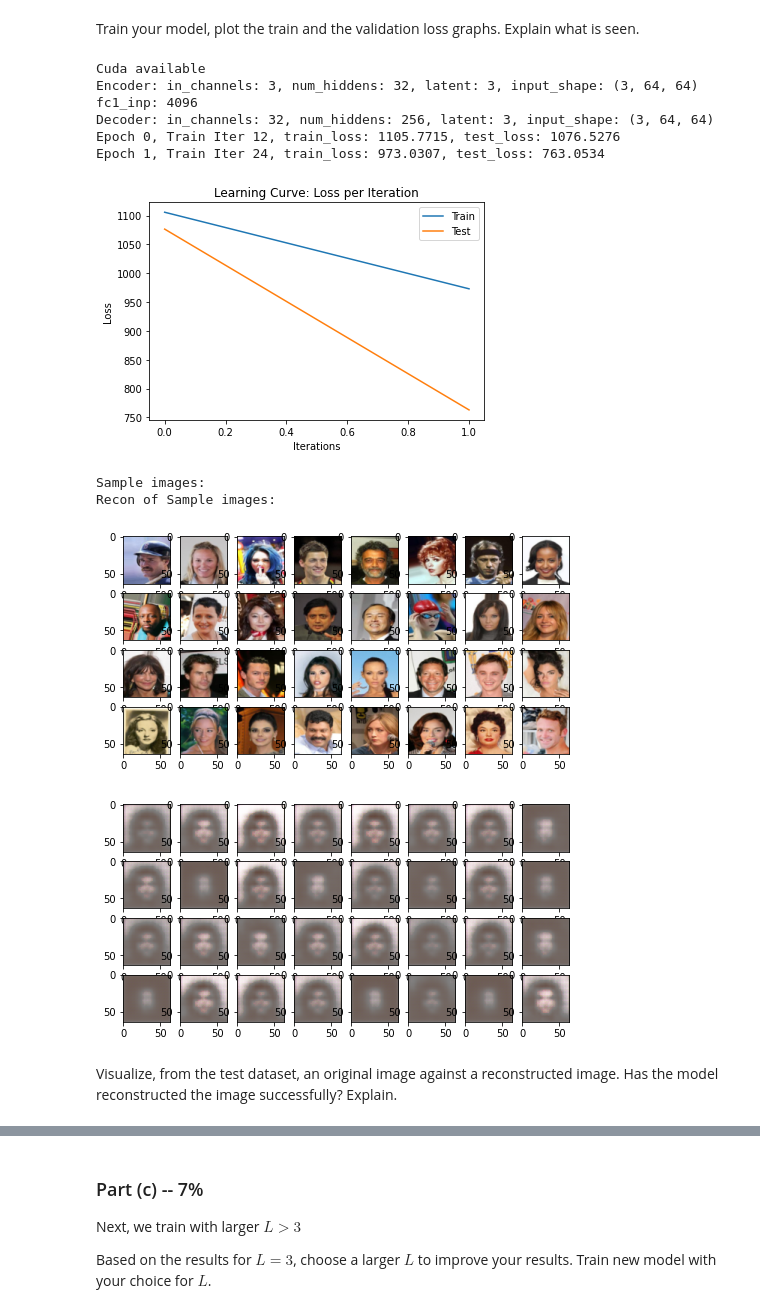
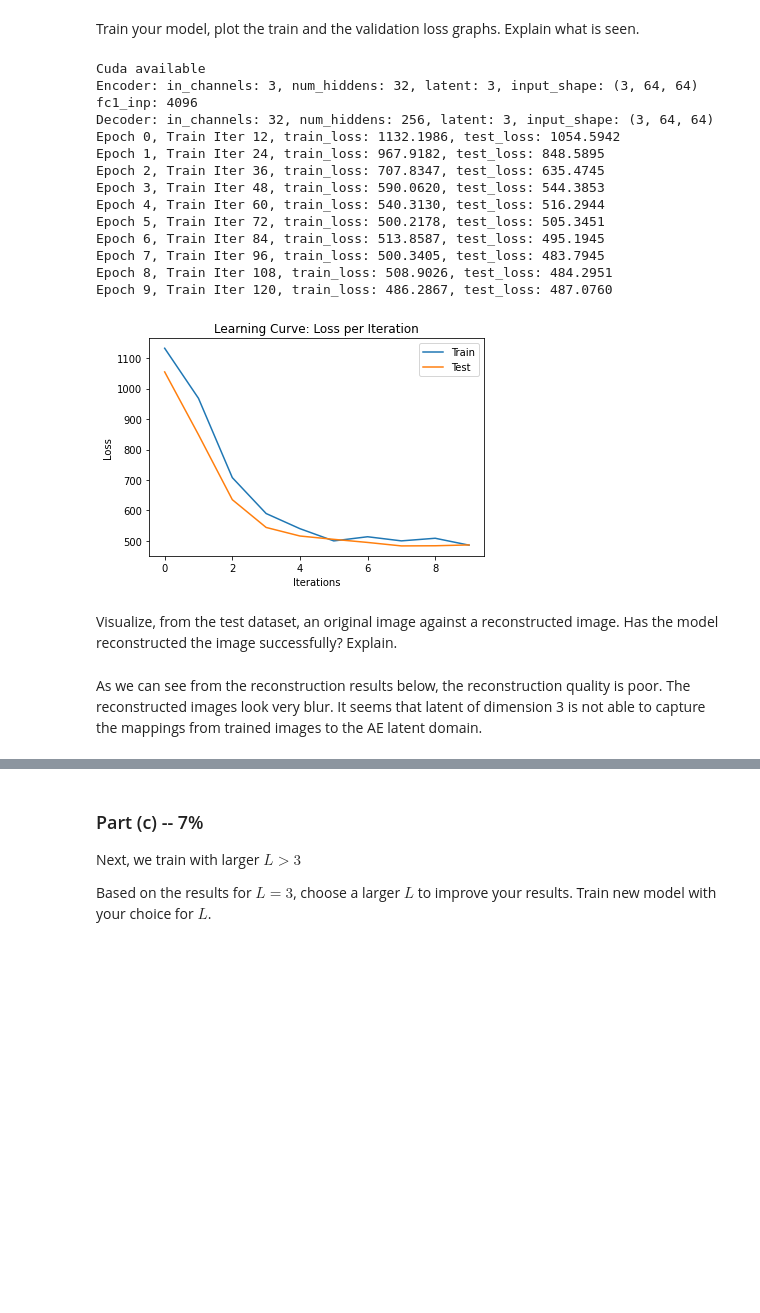
Before and after one commit to alexfok/IntroDeepLearning2022, a Jupyter notebook: Assignment4_work.ipynb, the cells around one changed output, grey strips where cells are left out. Saved outputs shown, nothing was run; the diff lists cells and outputs as text; code cells hidden in the pictures; blank space fills up the shorter version.

```diff
--- a/Assignment4_work.ipynb
+++ b/Assignment4_work.ipynb
@@ -871,23 +820,16 @@ Explain what could be the purpose of the hyperparameter $\beta$ in the loss func
 Here you should write specifically the code for the loss function.
 # %%
 beta = 0.1
+beta = 0.5
 def vae_loss(x_recon, x, mu, logvar):
 # Reconstruction + KL divergence losses summed over all elements and batch
     if DEBUG_NN:
       print(f'vae_loss: x_recon.shape, x.shape: {x_recon.shape}, {x.shape}')
     MSE = nn.functional.mse_loss(
         x, x_recon, reduction='sum'
-#        x_recon.view(-1), x.view(-1), reduction='sum'
-#        x, x_recon, reduction='mean'
-    )
-    BCE = nn.functional.binary_cross_entropy(
-#        x_recon, x.view(-1, 784), reduction='sum'
-        x_recon, x, reduction='sum'
     )
     KLD = 0.5 * torch.sum(logvar.exp() - logvar - 1 + mu.pow(2))
-#    print(f'vae_loss: BCE, KLD: {BCE}, {KLD}, MSE: {MSE}')
 
-#    return BCE + KLD*beta
     return MSE + KLD*beta
 # %% [markdown]
  Here, define all the hyperparameters values for the training process.
@@ -1101,85 +953,58 @@ We recommend to use *weight_init()* function, which helps stabilize the training
 Train your model, plot the train and the validation loss graphs. Explain what is seen.
 # %%
 # Your Code Goes Here
-DEBUG = False
-DEBUG_NN = False
-
 learning_rate = 2e-3
 batch_size = 50
-num_epochs = 2
+num_epochs = 10
 #dataset_size = 30000 # How many data samples to use for training, 30,000 should be enough.
 dataset_size = 600 # How many data samples to use for training, 30,000 should be enough.
 
 #VAE Class inputs:
 enc_in_chnl = 3
 enc_num_hidden = 32
 dec_in_chnl = 32
 dec_num_hidden = 256
-latent = 3
+#latent = 3
+latent1 = 3
 
 train_loader = torch.utils.data.DataLoader(training_data, batch_size=batch_size, shuffle=True)
 test_loader = torch.utils.data.DataLoader(test_data, batch_size=batch_size, shuffle=True)
 
 
 if torch.cuda.is_available():
     print(f'Cuda available')
-    model = VAE(enc_in_chnl, enc_num_hidden, dec_in_chnl, dec_num_hidden, latent, input_shape=(3, image_h, image_w)).cuda()
-#    model_1 = VAE(enc_in_chnl,enc_num_hidden,dec_in_chnl,dec_num_hidden,latent1).cuda()
-    model.weight_init(mean=0, std=0.02)
+    model_1 = VAE(enc_in_chnl, enc_num_hidden, dec_in_chnl, dec_num_hidden, latent1, input_shape=(3, image_h, image_w)).cuda()
+    model_1.weight_init(mean=0, std=0.02)
 else:
     print(f'Cuda is not available')
-    model = VAE(enc_in_chnl, enc_num_hidden, dec_in_chnl, dec_num_hidden, latent, input_shape=(3, image_h, image_w))
-#    model_1 = VAE(enc_in_chnl,enc_num_hidden,dec_in_chnl,dec_num_hidden,latent1)
-    model.weight_init(mean=0, std=0.02)
-
-#optimizer = torch.optim.Adam(model.parameters(), lr=learning_rate)
+    model_1 = VAE(enc_in_chnl, enc_num_hidden, dec_in_chnl, dec_num_hidden, latent1, input_shape=(3, image_h, image_w))
+    model_1.weight_init(mean=0, std=0.02)
 
 #y, mu, codes = train(model, train_loader, test_loader, num_epochs, learning_rate, batch_size, dataset_size)
 train_iters, test_iters, train_losses, test_losses, epocs_vec, x_recon, img = train(
-    model, train_loader, test_loader, num_epochs,
+    model_1, train_loader, test_loader, num_epochs,
     learning_rate, batch_size, dataset_size)
 plot_learning_curve(train_iters, test_iters, train_losses, test_losses, epocs_vec)
-
-
-#print(f'Sample images:')
-#show(img.cpu())
-#print(f'Recon of Sample images:')
-#show(x_recon.cpu())
-
-#print(f'Sample image:')
-#plt.figure()
-#plt.imshow(img[0].cpu())
-#in_pic = in_.data.cpu().view(-1, 28, 28)
-#print(f'Recon of Sample image:')
-#plt.figure()
-#plt.imshow(x_recon[0].cpu())
-
-#learning_curve_info = train(model, train_loader, test_loader, num_epochs, learning_rate, batch_size, dataset_size)
-#plot_learning_curve(*learning_curve_info)
-
-#model = VAE(enc_in_chnl, enc_num_hidden, dec_in_chnl, dec_num_hidden, latent, input_shape=(3, 112, 112))
-
-#model = VAE(enc_in_chnl, enc_num_hidden, dec_in_chnl, dec_num_hidden, latent)
-
-#sample = model.encode(in_channels=enc_in_chnl, num_hiddens=enc_num_hidden,latent = latent)
-#mu, logvar = model.encode(training_data[:5])
-#sample = model.decoder(z)
-#y, mu, codes = train(model, train_loader, test_loader)
-#train(model, train_loader, test_loader, num_epochs=10, learning_rate=1e-3, batch_size=10, dataset_size=64)
 # %% [output]
 Cuda available
 Encoder: in_channels: 3, num_hiddens: 32, latent: 3, input_shape: (3, 64, 64)
 fc1_inp: 4096
 Decoder: in_channels: 32, num_hiddens: 256, latent: 3, input_shape: (3, 64, 64)
-Epoch 0, Train Iter 12, train_loss: 1105.7715, test_loss: 1076.5276
-Epoch 1, Train Iter 24, train_loss: 973.0307, test_loss: 763.0534
+Epoch 0, Train Iter 12, train_loss: 1132.1986, test_loss: 1054.5942
+Epoch 1, Train Iter 24, train_loss: 967.9182, test_loss: 848.5895
+Epoch 2, Train Iter 36, train_loss: 707.8347, test_loss: 635.4745
+Epoch 3, Train Iter 48, train_loss: 590.0620, test_loss: 544.3853
+Epoch 4, Train Iter 60, train_loss: 540.3130, test_loss: 516.2944
+Epoch 5, Train Iter 72, train_loss: 500.2178, test_loss: 505.3451
+Epoch 6, Train Iter 84, train_loss: 513.8587, test_loss: 495.1945
+Epoch 7, Train Iter 96, train_loss: 500.3405, test_loss: 483.7945
+Epoch 8, Train Iter 108, train_loss: 508.9026, test_loss: 484.2951
+Epoch 9, Train Iter 120, train_loss: 486.2867, test_loss: 487.0760
-[figure, old version]
+[figure, new version]
-Sample images:
-Recon of Sample images:
-[figure, removed]
-[figure, removed]
 # %% [markdown]
 Visualize, from the test dataset, an original image against a reconstructed image. Has the model reconstructed the image successfully? Explain.
+# %% [markdown]
+As we can see from the reconstruction results below, the reconstruction quality is poor. The reconstructed images look very blur. It seems that latent of dimension 3 is not able to capture the mappings from trained images to the AE latent domain.
 # %%
 # Your Code Goes Here
 def display_images(imgs, x_recon = None, X=1, label='', count=False):
```
Also changed, not shown: parts of 39 cells of this notebook.
